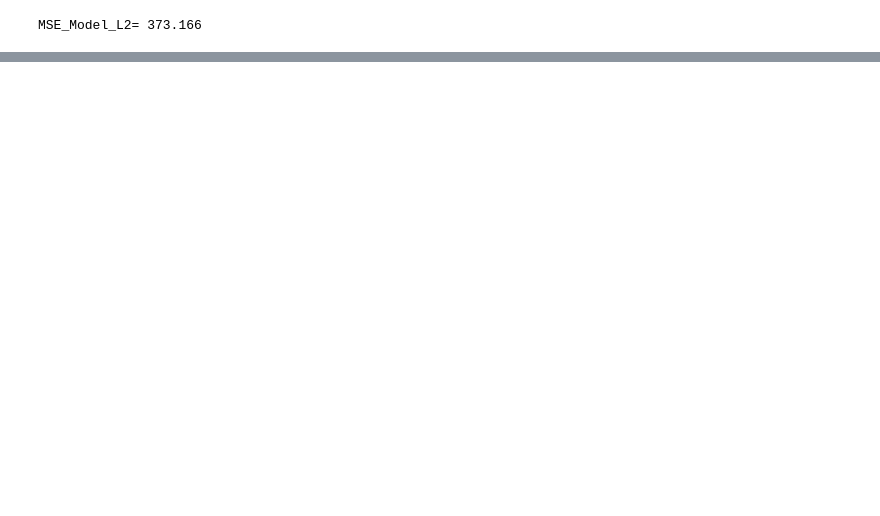
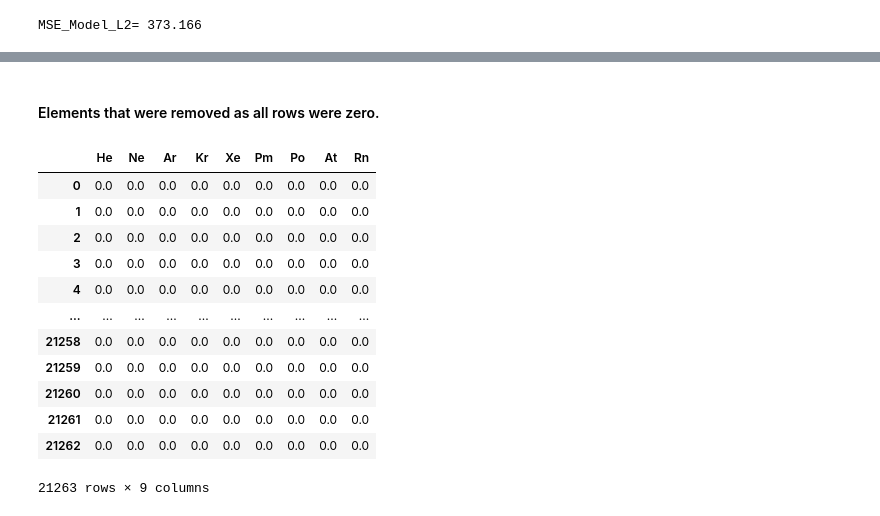
Before and after one commit to VenkataVanga/Quantifying-the-World-DS7333-, a Jupyter notebook: CS#1_SuperConductor/CS#1_SuperConductor_Miller_Kaniti_Vanga.ipynb, the cells around one changed output, grey strips where cells are left out. Saved outputs shown, nothing was run; the diff lists cells and outputs as text; code cells hidden in the pictures; blank space fills up the shorter version.

```diff
--- a/CS#1_SuperConductor/CS#1_SuperConductor_Miller_Kaniti_Vanga.ipynb
+++ b/CS#1_SuperConductor/CS#1_SuperConductor_Miller_Kaniti_Vanga.ipynb
@@ -444,0 +494,19 @@ plt.show()
+# %% [markdown]
+#### Elements that were removed as all rows were zero.
+# %%
+X1 = Sup_condt_norm.loc[:,(Sup_condt_norm == 0).any(axis=0)]
+X1
+# %% [output]
+|  | He | Ne | Ar | Kr | Xe | Pm | Po | At | Rn |
+| 0 | 0.0 | 0.0 | 0.0 | 0.0 | 0.0 | 0.0 | 0.0 | 0.0 | 0.0 |
+| 1 | 0.0 | 0.0 | 0.0 | 0.0 | 0.0 | 0.0 | 0.0 | 0.0 | 0.0 |
+| 2 | 0.0 | 0.0 | 0.0 | 0.0 | 0.0 | 0.0 | 0.0 | 0.0 | 0.0 |
+| 3 | 0.0 | 0.0 | 0.0 | 0.0 | 0.0 | 0.0 | 0.0 | 0.0 | 0.0 |
+| 4 | 0.0 | 0.0 | 0.0 | 0.0 | 0.0 | 0.0 | 0.0 | 0.0 | 0.0 |
+| ... | ... | ... | ... | ... | ... | ... | ... | ... | ... |
+| 21258 | 0.0 | 0.0 | 0.0 | 0.0 | 0.0 | 0.0 | 0.0 | 0.0 | 0.0 |
+| 21259 | 0.0 | 0.0 | 0.0 | 0.0 | 0.0 | 0.0 | 0.0 | 0.0 | 0.0 |
+| 21260 | 0.0 | 0.0 | 0.0 | 0.0 | 0.0 | 0.0 | 0.0 | 0.0 | 0.0 |
+| 21261 | 0.0 | 0.0 | 0.0 | 0.0 | 0.0 | 0.0 | 0.0 | 0.0 | 0.0 |
+| 21262 | 0.0 | 0.0 | 0.0 | 0.0 | 0.0 | 0.0 | 0.0 | 0.0 | 0.0 |
+21263 rows × 9 columns
```
Also changed, not shown: parts of 10 cells of this notebook.
